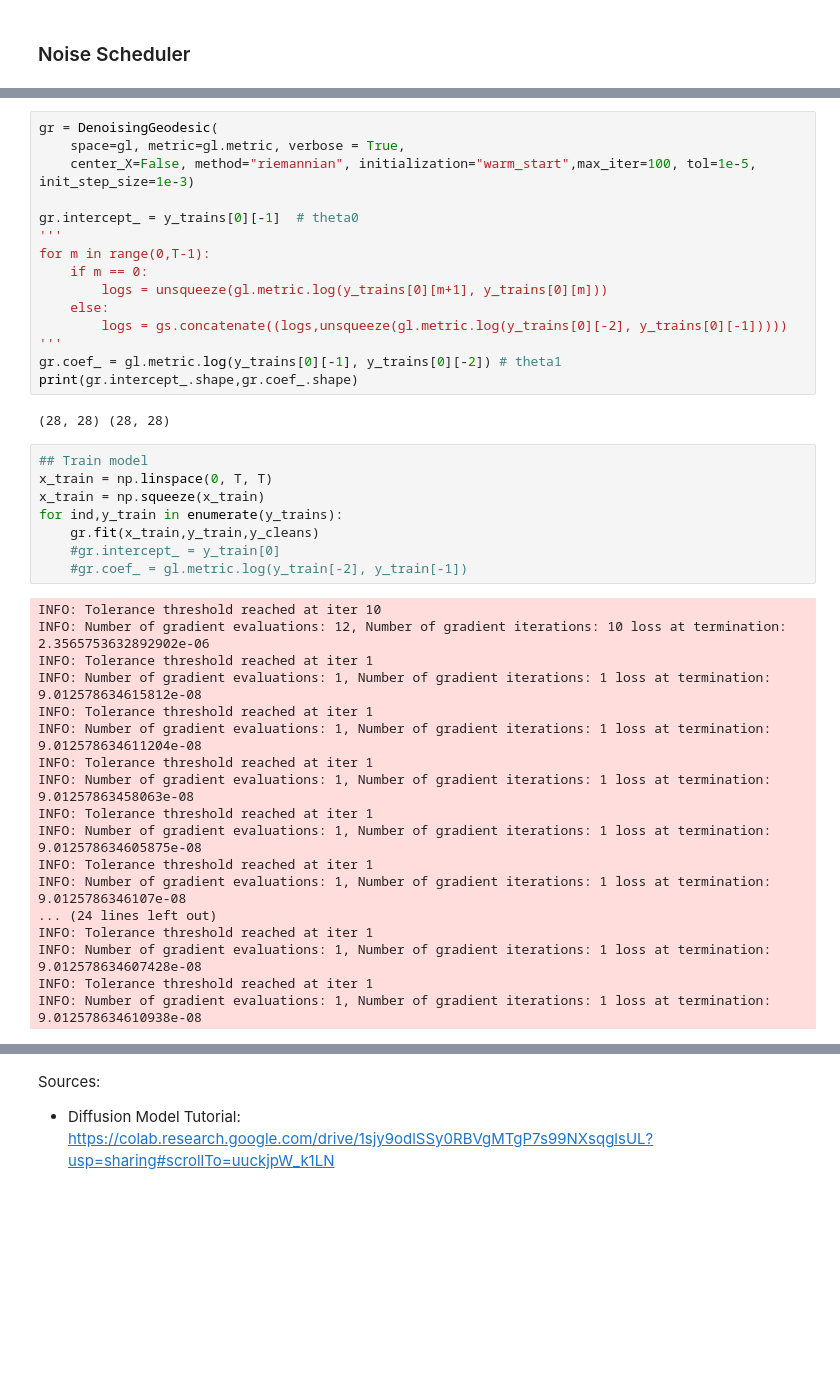
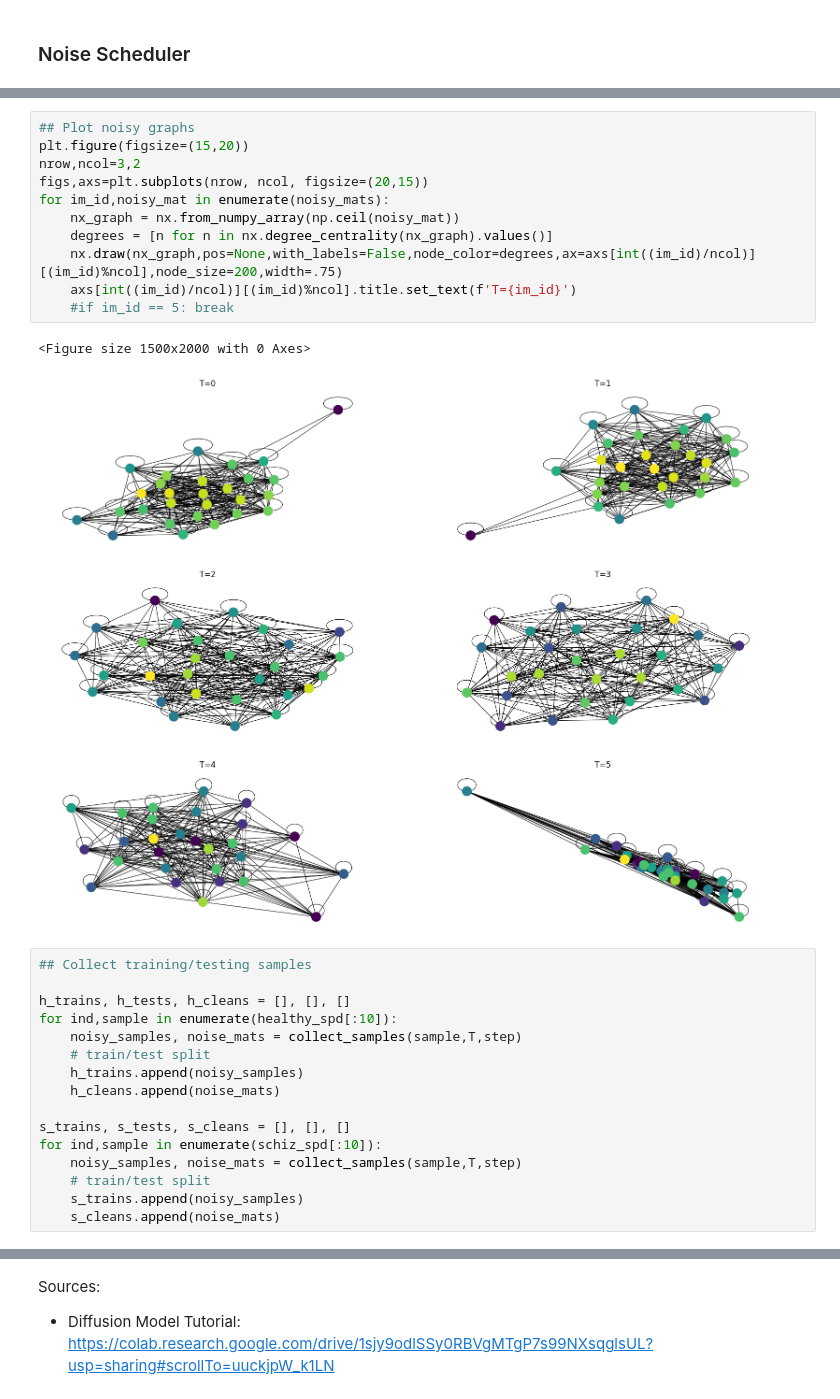
Before and after one commit to mariannearriola/dd-brain-shapes, a Jupyter notebook: shape_project.ipynb, the cells around one changed output, grey strips where cells are left out. Cells and saved outputs as stored; diff of their text form; blank space fills up the shorter version.

```diff
--- a/shape_project.ipynb
+++ b/shape_project.ipynb
@@ -143,43 +141,30 @@ for ind,sample in enumerate(healthy_spd[:20]):
-# %%
-gr = DenoisingGeodesic(
-    space=gl, metric=gl.metric, verbose = True,
-    center_X=False, method="riemannian", initialization="warm_start",max_iter=100, tol=1e-5, init_step_size=1e-3)
-
-gr.intercept_ = y_trains[0][-1]  # theta0
-'''
-for m in range(0,T-1):
-    if m == 0:
-        logs = unsqueeze(gl.metric.log(y_trains[0][m+1], y_trains[0][m]))
-    else:
-        logs = gs.concatenate((logs,unsqueeze(gl.metric.log(y_trains[0][-2], y_trains[0][-1]))))
-'''
-gr.coef_ = gl.metric.log(y_trains[0][-1], y_trains[0][-2]) # theta1
-print(gr.intercept_.shape,gr.coef_.shape)
-# %% [output]
-(28, 28) (28, 28)
-# %%
-## Train model
-x_train = np.linspace(0, T, T)
-x_train = np.squeeze(x_train)
-for ind,y_train in enumerate(y_trains):
-    gr.fit(x_train,y_train,y_cleans)
-    #gr.intercept_ = y_train[0]
-    #gr.coef_ = gl.metric.log(y_train[-2], y_train[-1])
-# %% [output]
-INFO: Tolerance threshold reached at iter 10
-INFO: Number of gradient evaluations: 12, Number of gradient iterations: 10 loss at termination: 2.3565753632892902e-06
-INFO: Tolerance threshold reached at iter 1
-INFO: Number of gradient evaluations: 1, Number of gradient iterations: 1 loss at termination: 9.012578634615812e-08
-INFO: Tolerance threshold reached at iter 1
-INFO: Number of gradient evaluations: 1, Number of gradient iterations: 1 loss at termination: 9.012578634611204e-08
-INFO: Tolerance threshold reached at iter 1
-INFO: Number of gradient evaluations: 1, Number of gradient iterations: 1 loss at termination: 9.01257863458063e-08
-INFO: Tolerance threshold reached at iter 1
-INFO: Number of gradient evaluations: 1, Number of gradient iterations: 1 loss at termination: 9.012578634605875e-08
-INFO: Tolerance threshold reached at iter 1
-INFO: Number of gradient evaluations: 1, Number of gradient iterations: 1 loss at termination: 9.0125786346107e-08
-... (24 lines left out)
-INFO: Tolerance threshold reached at iter 1
-INFO: Number of gradient evaluations: 1, Number of gradient iterations: 1 loss at termination: 9.012578634607428e-08
-INFO: Tolerance threshold reached at iter 1
-INFO: Number of gradient evaluations: 1, Number of gradient iterations: 1 loss at termination: 9.012578634610938e-08
+# %%
+## Plot noisy graphs
+plt.figure(figsize=(15,20))
+nrow,ncol=3,2
+figs,axs=plt.subplots(nrow, ncol, figsize=(20,15))
+for im_id,noisy_mat in enumerate(noisy_mats):
+    nx_graph = nx.from_numpy_array(np.ceil(noisy_mat))
+    degrees = [n for n in nx.degree_centrality(nx_graph).values()]
+    nx.draw(nx_graph,pos=None,with_labels=False,node_color=degrees,ax=axs[int((im_id)/ncol)][(im_id)%ncol],node_size=200,width=.75)
+    axs[int((im_id)/ncol)][(im_id)%ncol].title.set_text(f'T={im_id}')
+    #if im_id == 5: break
+# %% [output]
+<Figure size 1500x2000 with 0 Axes>
+[figure, added]
+# %%
+## Collect training/testing samples
+
+h_trains, h_tests, h_cleans = [], [], []
+for ind,sample in enumerate(healthy_spd[:10]):
+    noisy_samples, noise_mats = collect_samples(sample,T,step)
+    # train/test split
+    h_trains.append(noisy_samples)
+    h_cleans.append(noise_mats)
+
+s_trains, s_tests, s_cleans = [], [], []
+for ind,sample in enumerate(schiz_spd[:10]):
+    noisy_samples, noise_mats = collect_samples(sample,T,step)
+    # train/test split
+    s_trains.append(noisy_samples)
+    s_cleans.append(noise_mats)
```
Also changed, not shown: parts of 18 cells of this notebook, 2 other files.
